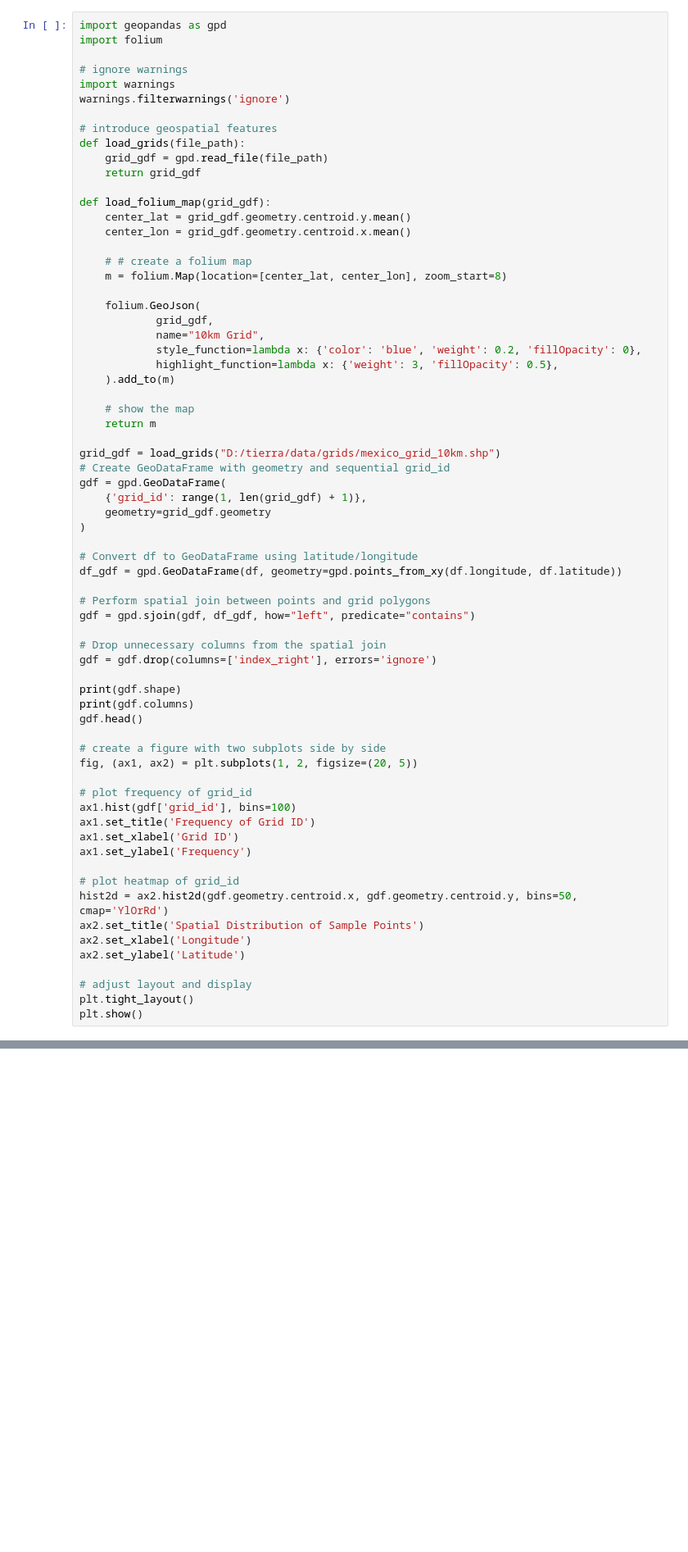
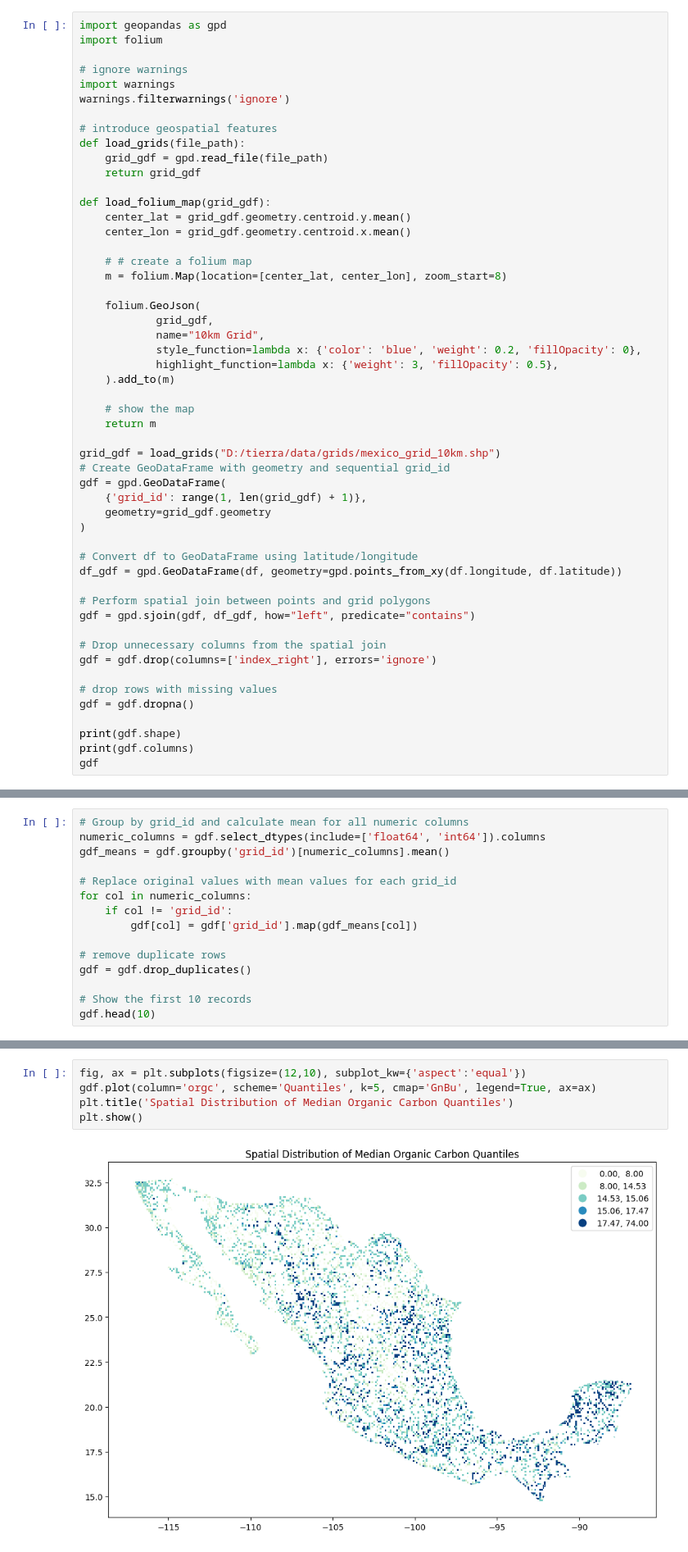
Before and after one commit to tierrafoods-hud/notebooks, a Jupyter notebook: analysis/deep-learning.ipynb, the cells around one changed output, grey strips where cells are left out. Shown at 82% size. Drawn from its saved outputs; the diff is of its cells as text; blank space fills up the shorter version.

```diff
--- a/analysis/deep-learning.ipynb
+++ b/analysis/deep-learning.ipynb
@@ -153,25 +177,9 @@ gdf = gpd.sjoin(gdf, df_gdf, how="left", predicate="contains")
 # Drop unnecessary columns from the spatial join
 gdf = gdf.drop(columns=['index_right'], errors='ignore')
 
+# drop rows with missing values
+gdf = gdf.dropna()
+
 print(gdf.shape)
 print(gdf.columns)
-gdf.head()
-
-# create a figure with two subplots side by side
-fig, (ax1, ax2) = plt.subplots(1, 2, figsize=(20, 5))
-
-# plot frequency of grid_id
-ax1.hist(gdf['grid_id'], bins=100)
-ax1.set_title('Frequency of Grid ID')
-ax1.set_xlabel('Grid ID')
-ax1.set_ylabel('Frequency')
-
-# plot heatmap of grid_id
-hist2d = ax2.hist2d(gdf.geometry.centroid.x, gdf.geometry.centroid.y, bins=50, cmap='YlOrRd')
-ax2.set_title('Spatial Distribution of Sample Points')
-ax2.set_xlabel('Longitude')
-ax2.set_ylabel('Latitude')
-
-# adjust layout and display
-plt.tight_layout()
-plt.show()
+gdf
@@ -179,0 +227,15 @@ plt.show()
+# %%
+# Group by grid_id and calculate mean for all numeric columns
+numeric_columns = gdf.select_dtypes(include=['float64', 'int64']).columns
+gdf_means = gdf.groupby('grid_id')[numeric_columns].mean()
+
+# Replace original values with mean values for each grid_id
+for col in numeric_columns:
+    if col != 'grid_id':
+        gdf[col] = gdf['grid_id'].map(gdf_means[col])
+
+# remove duplicate rows
+gdf = gdf.drop_duplicates()
+
+# Show the first 10 records
+gdf.head(10)
@@ -179,0 +289,7 @@ plt.show()
+# %%
+fig, ax = plt.subplots(figsize=(12,10), subplot_kw={'aspect':'equal'})
+gdf.plot(column='orgc', scheme='Quantiles', k=5, cmap='GnBu', legend=True, ax=ax)
+plt.title('Spatial Distribution of Median Organic Carbon Quantiles')
+plt.show()
+# %% [output]
+[figure, added]
```
Also changed, not shown: parts of 21 cells of this notebook, 2 other files.
